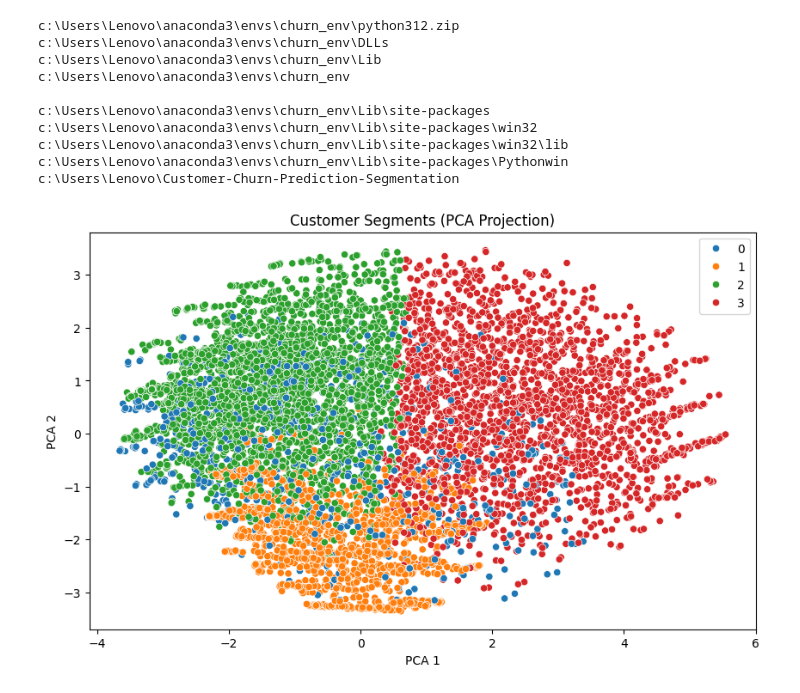
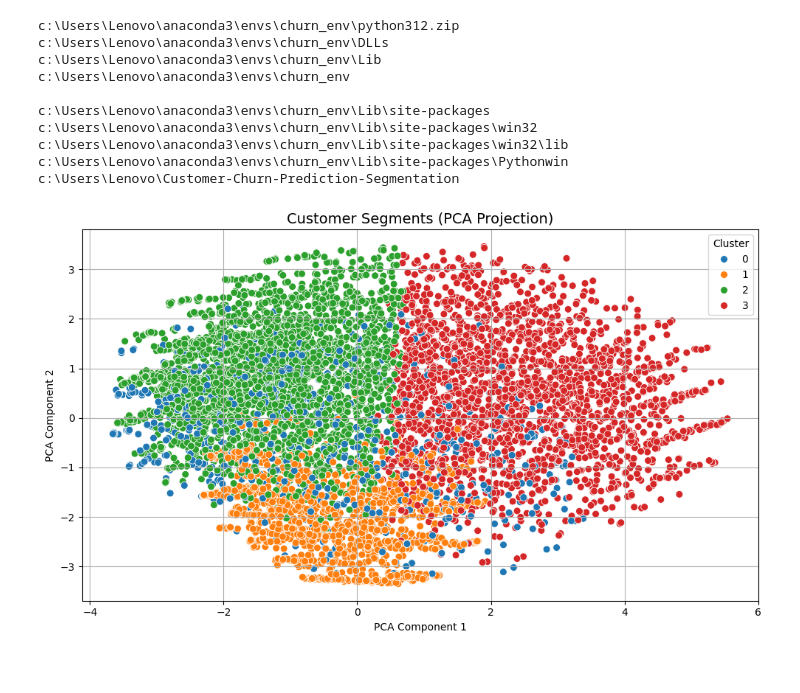
Before and after one commit to Maddy-Das/Customer-Churn-Prediction-Segmentation, a Jupyter notebook: notebooks/by-step exploration/4_clustering_analysis.ipynb, the cells around one changed output. Drawn from its saved outputs; the diff is of its cells as text; code cells hidden in the pictures.

Commit message:
Initial commit: Customer Churn Prediction project

```diff
--- a/notebooks/by-step exploration/4_clustering_analysis.ipynb
+++ b/notebooks/by-step exploration/4_clustering_analysis.ipynb
@@ -27,6 +25,7 @@ c:\Users\Lenovo\Customer-Churn-Prediction-Segmentation
 df = pd.read_csv('../../data/customer_data.csv')
 X, y, X_scaled = preprocess_data(df)
 # %%
-# Perform clustering
+# Step 2: Perform clustering
 clustered_df = perform_clustering(X_scaled, n_clusters=4)
+clustered_df['Churn'] = y.values  # Add target for profiling
 # %%
@@ -34,13 +33,16 @@ clustered_df = perform_clustering(X_scaled, n_clusters=4)
 pca = PCA(n_components=2)
 pca_result = pca.fit_transform(X_scaled)
 # %%
-# Plot clusters
+# Step 4: PCA scatter plot of clusters
 plt.figure(figsize=(10, 6))
-sns.scatterplot(x=pca_result[:, 0], y=pca_result[:, 1], hue=clustered_df['cluster'], palette='tab10')
-plt.title('Customer Segments (PCA Projection)')
-plt.xlabel('PCA 1')
-plt.ylabel('PCA 2')
-plt.legend()
+sns.scatterplot(x=pca_result[:, 0], y=pca_result[:, 1],
+                hue=clustered_df['cluster'], palette='tab10', s=50)
+plt.title('Customer Segments (PCA Projection)', fontsize=14)
+plt.xlabel('PCA Component 1')
+plt.ylabel('PCA Component 2')
+plt.legend(title='Cluster')
+plt.grid(True)
+plt.tight_layout()
 plt.show()
 # %% [output]
-[figure, old version]
+[figure, new version]
```
Also changed, not shown: parts of 8 cells of this notebook, 3 other files.
